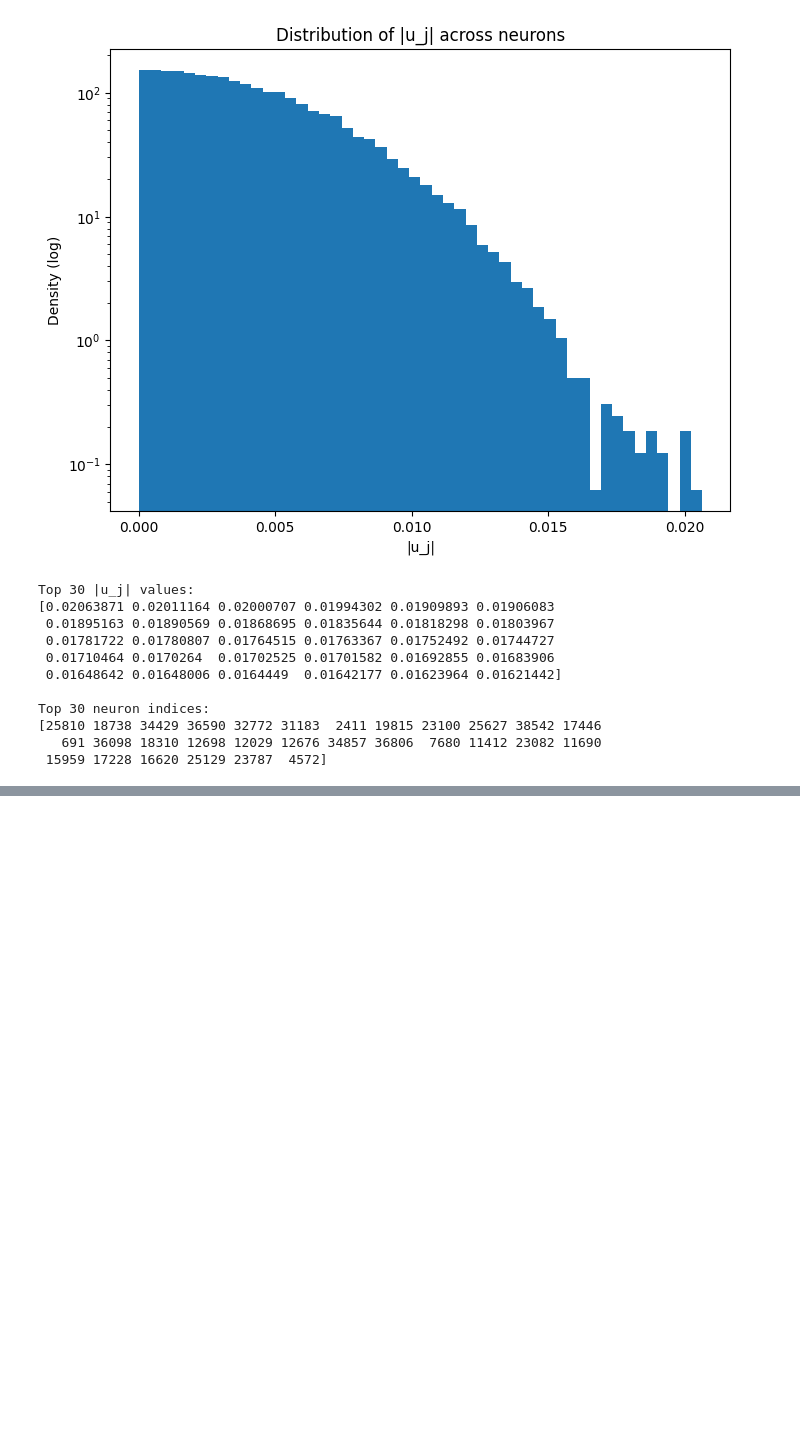
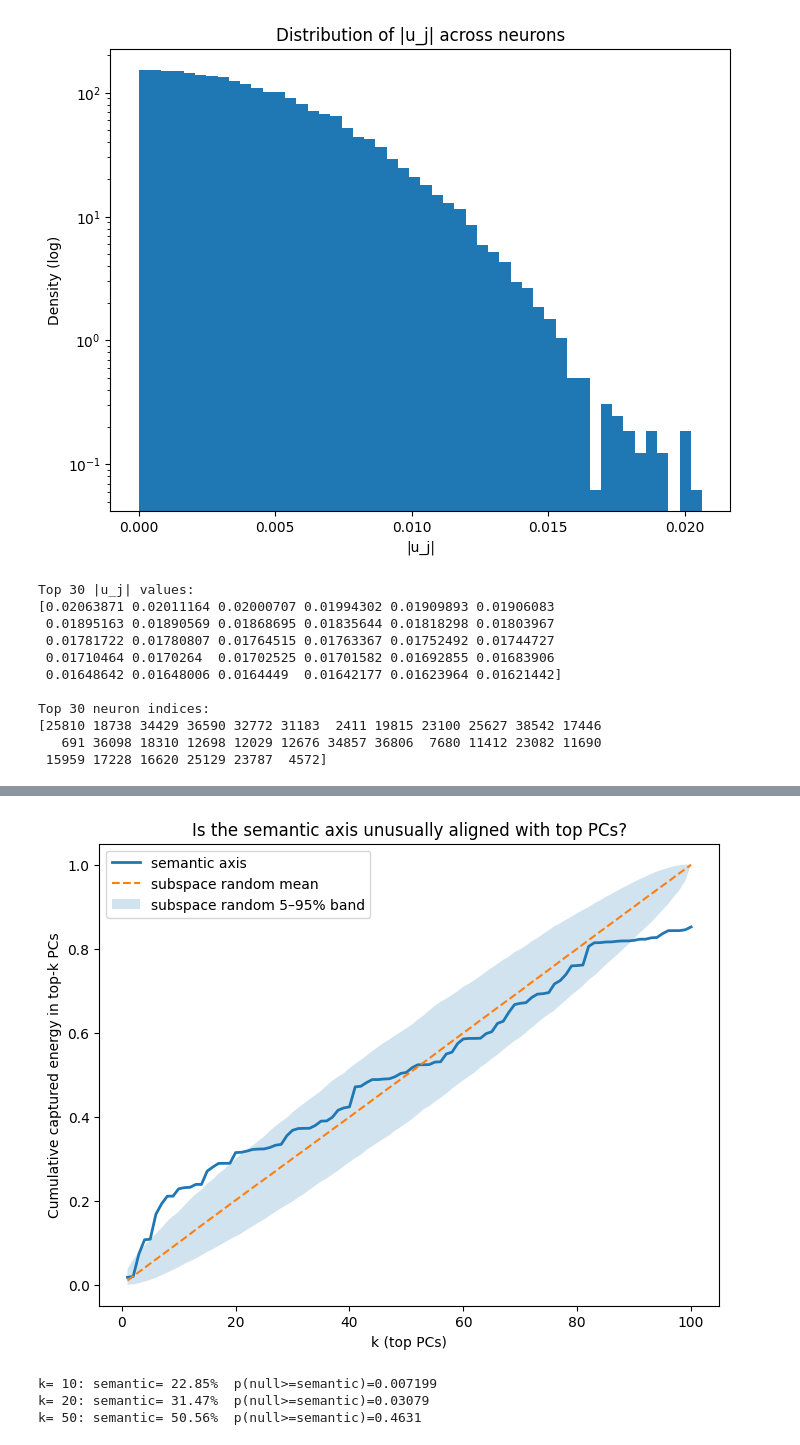
Before and after one commit to mariakesa/ProjectionSort, a Jupyter notebook: magnetic_pole/energy_gap.ipynb, the cells around one changed output, grey strips where cells are left out. Saved outputs shown, nothing was run; the diff lists cells and outputs as text; code cells hidden in the pictures; blank space fills up the shorter version.

```diff
--- a/magnetic_pole/energy_gap.ipynb
+++ b/magnetic_pole/energy_gap.ipynb
@@ -709,0 +888,47 @@ Top 30 neuron indices:
+# %%
+import numpy as np
+import matplotlib.pyplot as plt
+
+# pcs: (K, N) with K <= 117; orthonormal rows
+# u: (N,) unit semantic axis
+K, N = pcs.shape
+
+# semantic curve
+cos_u = pcs @ u
+cum_u = np.cumsum(cos_u**2)
+
+# --- subspace-null: random unit vector in span{pcs} ---
+B = 5000
+rng = np.random.default_rng(0)
+
+cum_null = np.zeros((B, K))
+for b in range(B):
+    a = rng.normal(size=K)              # random coords in PC basis
+    a /= (np.linalg.norm(a) + 1e-12)    # uniform on S^{K-1}
+    cum_null[b] = np.cumsum(a**2)       # energy captured by first k PCs
+
+null_mean = cum_null.mean(axis=0)
+null_lo   = np.quantile(cum_null, 0.05, axis=0)
+null_hi   = np.quantile(cum_null, 0.95, axis=0)
+
+plt.figure(figsize=(8,6))
+x = np.arange(1, K+1)
+plt.plot(x, cum_u, label="semantic axis", linewidth=2)
+plt.plot(x, null_mean, label="subspace random mean", linestyle="--")
+plt.fill_between(x, null_lo, null_hi, alpha=0.2, label="subspace random 5–95% band")
+plt.xlabel("k (top PCs)")
+plt.ylabel("Cumulative captured energy in top-k PCs")
+plt.title("Is the semantic axis unusually aligned with top PCs?")
+plt.legend()
+plt.show()
+
+# p-value at k=10,50 (choose any)
+for k in [10, 20, 50]:
+    if k <= K:
+        p = (np.sum(cum_null[:, k-1] >= cum_u[k-1]) + 1) / (B + 1)
+        print(f"k={k:>3d}: semantic={cum_u[k-1]*100:6.2f}%  p(null>=semantic)={p:.4g}")
+# %% [output]
+[figure, added]
+k= 10: semantic= 22.85%  p(null>=semantic)=0.007199
+k= 20: semantic= 31.47%  p(null>=semantic)=0.03079
+k= 50: semantic= 50.56%  p(null>=semantic)=0.4631
```
Also changed, not shown: parts of 5 cells of this notebook.
